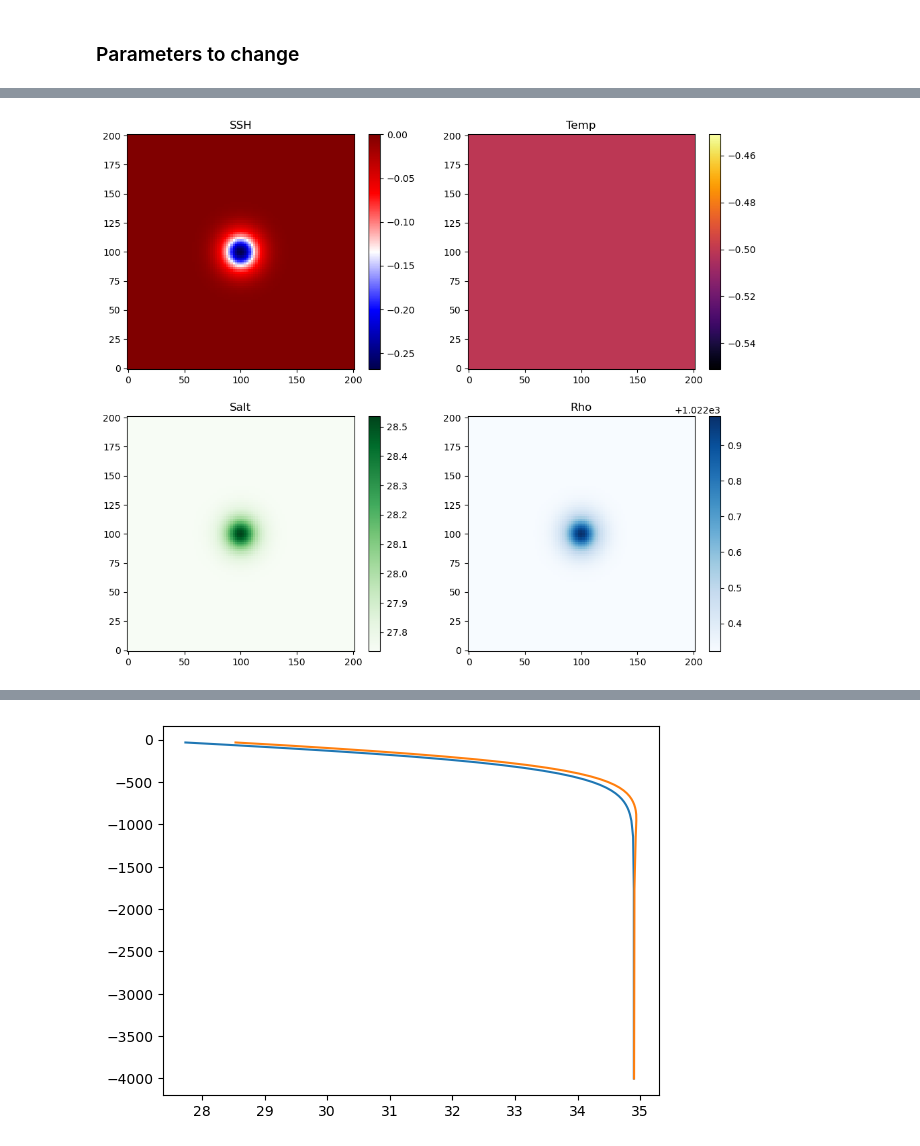
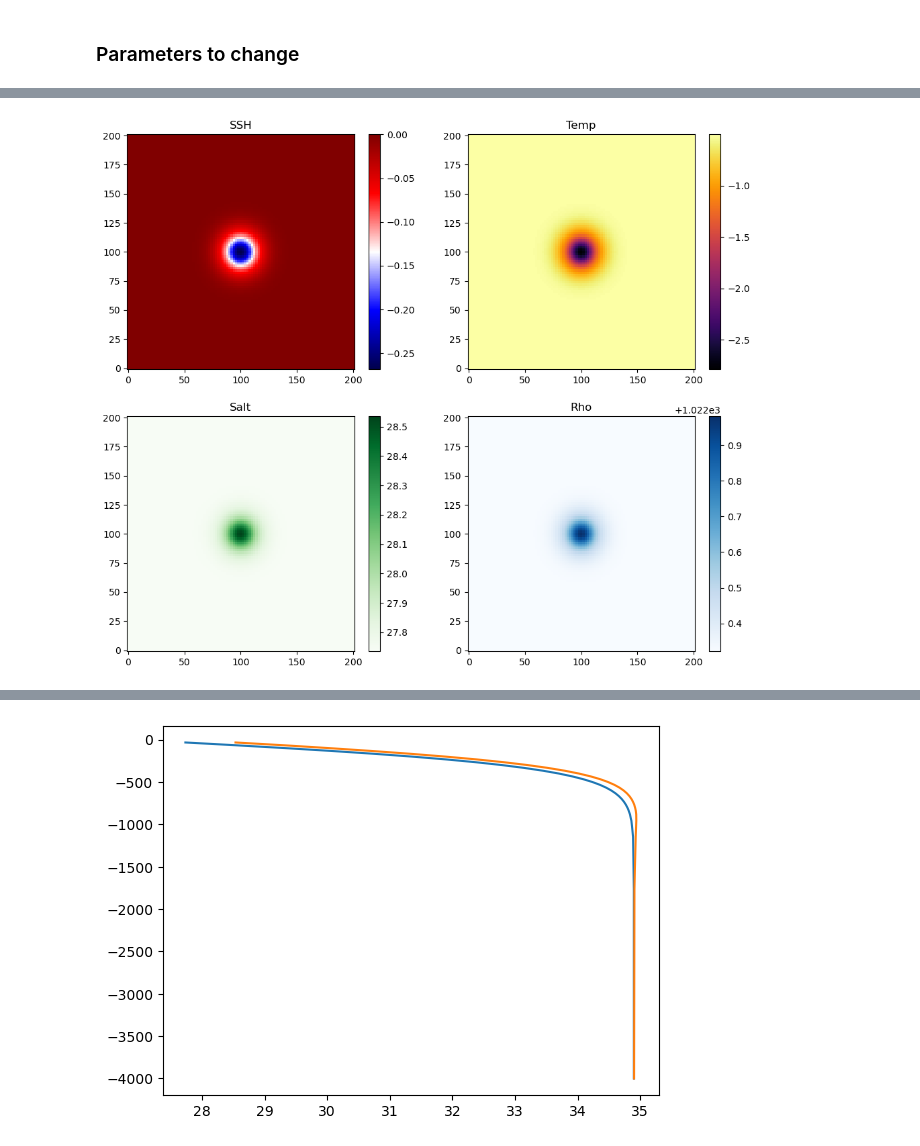
Before and after one commit to demarez/ice-eddy, a Jupyter notebook: INIT/Initiate_vortex.ipynb, the cells around one changed output, grey strips where cells are left out. Drawn from its saved outputs; the diff is of its cells as text; code cells hidden in the pictures.

```diff
--- a/INIT/Initiate_vortex.ipynb
+++ b/INIT/Initiate_vortex.ipynb
@@ -723,6 +779,8 @@ dens_eddy            = -(1/g) * np.gradient(P_eddy,axis=0)/np.gradient(zr,axis=0
 
 ################### COMPUTE TEMPERATURE/SALINITY EDDY FIELD (eq of state) #########################
 
+'''
+#V1 i think problem !!! no temp eddy added
 ## here if we want temp eddy
 # temp_eddy            = -dens_eddy / (rho0*betaT)
 # salt_eddy            = np.zeros((np.shape(temp_eddy)))
@@ -738,8 +796,36 @@ salt_eddy            = dens_eddy / (rho0*betaS)
 # else:
 #     temp_tot=temp_eddy+init_temp_s[:,None,None]
 
+
+
 temp_tot = np.ones_like(temp_eddy) * init_temp_s[:,None,None]
 
+salt_tot=salt_eddy+init_sal_s[:,None,None]
+rho_tot=dens_eddy+init_rho_s[:,None,None]
+
+
+
+
+#V2 background, impose only a temperature eddy
+## here if we want temp eddy
+temp_eddy            = -dens_eddy / (rho0*betaT)
+salt_eddy            = np.zeros((np.shape(temp_eddy)))
+
+temp_tot=temp_eddy+init_temp_s[:,None,None]
+salt_tot=salt_eddy+init_sal_s[:,None,None]
+rho_tot=dens_eddy+init_rho_s[:,None,None]
+
+'''
+
+
+#V3 same as V1 but with the temp_eddy added
+
+
+temp_eddy            = -dens_eddy / (rho0*betaT)
+salt_eddy            = dens_eddy / (rho0*betaS)
+
+
+temp_tot=temp_eddy+init_temp_s[:,None,None]
 salt_tot=salt_eddy+init_sal_s[:,None,None]
 rho_tot=dens_eddy+init_rho_s[:,None,None]
 
@@ -799,94 +885,34 @@ plt.xlabel('X-direction [km]',fontsize=16)
 
 #sections across the eddy
 
 
 ax=plt.subplot(251)
 plt.title('section of density')
 plt.contourf(np.tile(yy[:,icut],(ngrid_z,1))/1000,zr[:,:,icut]/1000,rho_tot[:,:,icut],40,cmap='nipy_spectral')
 plt.colorbar()
 plt.contour(np.tile(yy[:,icut],(ngrid_z,1))/1000,zr[:,:,icut]/1000,rho_tot[:,:,icut],40,colors='k')#,cmap='nipy_spectral')
 plt.ylabel('Depth [km]',fontsize=16)
 plt.xlabel('X-direction [km]',fontsize=16)
 #ax.set_ylim(-1,0)
 
 
 ax=plt.subplot(257)
 plt.title('section of u')
 plt.contourf(np.tile(yy[:,icut],(ngrid_z,1))/1000,zr[:,:,icut]/1000,u_eddy[:,:,icut],40,cmap='nipy_spectral')
 plt.colorbar()
 #plt.contour(np.tile(yy[:,icut],(ngrid_z,1))/1000,zr[:,:,icut]/1000,u_eddy[:,:,icut],40,colors='k')#,cmap='nipy_spectral')
 plt.ylabel('Depth [km]',fontsize=16)
 plt.xlabel('X-direction [km]',fontsize=16)
 
 plt.show()
 
 
 plt.plot(salt_tot[:,0,0],zr[:,0,0])
 plt.plot(salt_tot[:,50,50],zr[:,0,0])
 plt.show()
 
-
-
-# fix_u_julia = np.zeros( ( ngrid_z , ngrid_y , ngrid_x + 1 ) )
-# fix_u_julia[:,:,:-1] = u_eddy
-
-# fix_v_julia = np.zeros( ( ngrid_z , ngrid_y +1 , ngrid_x  ) )
-# fix_v_julia[:,:-1,:] = v_eddy
-
-
-def interp_axis1(field):
-    field_interp_X = ((field + np.roll(field,1,axis=1))/2)[:,:-1,:]
-    return field_interp_X
-
-def interp_axis2(field):
-    field_interp_Y = ((field + np.roll(field,1,axis=2))/2)[:,:,:-1]
-    return field_interp_Y
-
-def interp_field_3d(field):
-    # Interp X
-    field = interp_axis1(field)
-    # Interp Y
-    field = interp_axis2(field)
-
-    return field
-
-def interp_field_2d(field):
-    # interp X
-    field_interp_X = ((field + np.roll(field,1,axis=0))/2)[:-1,:]
-    field_interp_Y = ((field_interp_X + np.roll(field_interp_X,1,axis=1))/2)[:,:-1]
-
-    return field_interp_Y
-
-
-
-interp_temp = interp_field_3d(temp_tot)
-interp_salt = interp_field_3d(salt_tot)
-interp_rho = interp_field_3d(rho_tot)
-
-interp_eta = interp_field_2d(eta_eddy)
-
-u_interp = interp_axis1(u_eddy)
-v_interp = interp_axis2(v_eddy)
-
-
-print(u_interp.shape)
-print(v_interp.shape)
-print(interp_temp.shape)
-
-
-
-dsout = xr.Dataset(coords=dict(x=(["x"], x), xu=(["xu"], xu), y=(["y"], y),yv=(["yv"], yv),z=(['z'],depth)))
-
-dsout['votemper'] = (('z','y','x'),interp_temp)
-dsout['vosaline'] = (('z','y','x'),interp_salt)
-dsout['vorho']    = (('z','y','x'),interp_rho)
-dsout['uoce']    = (('z','y','xu'),u_interp)
-dsout['voce']    = (('z','yv','x'),v_interp)
-dsout['ssh']    = (('y','x'),interp_eta)
-
-
-dsout.to_netcdf(path_save+'init_julia.nc')
-
-print(path_save)
+plt.plot(temp_tot[:,0,0],zr[:,0,0])
+plt.plot(temp_tot[:,50,50],zr[:,0,0])
+plt.show()
 # %% [output]
-[figure, old version]
+[figure, new version]
```
Also changed, not shown: parts of 6 cells of this notebook, 6 other files.
